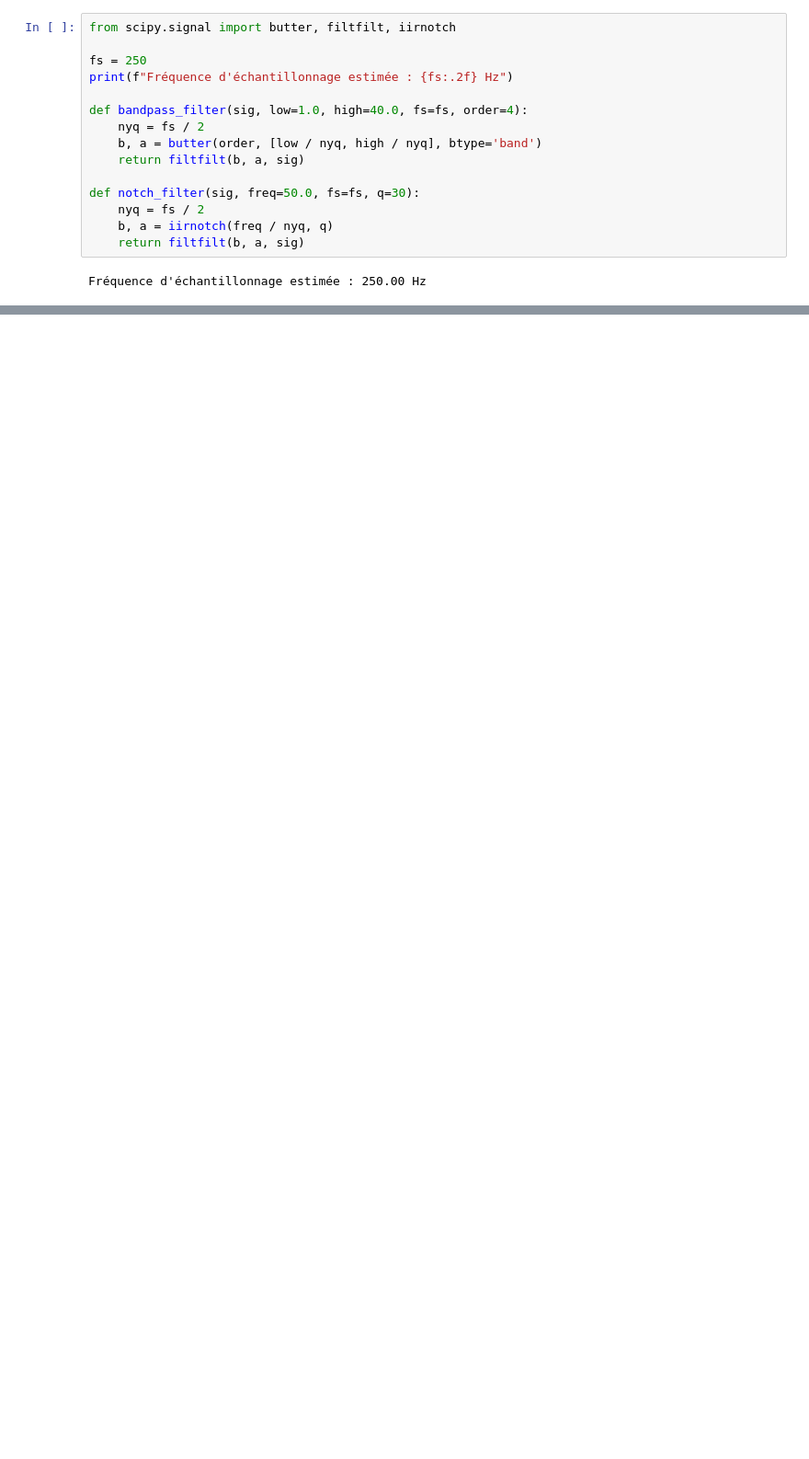
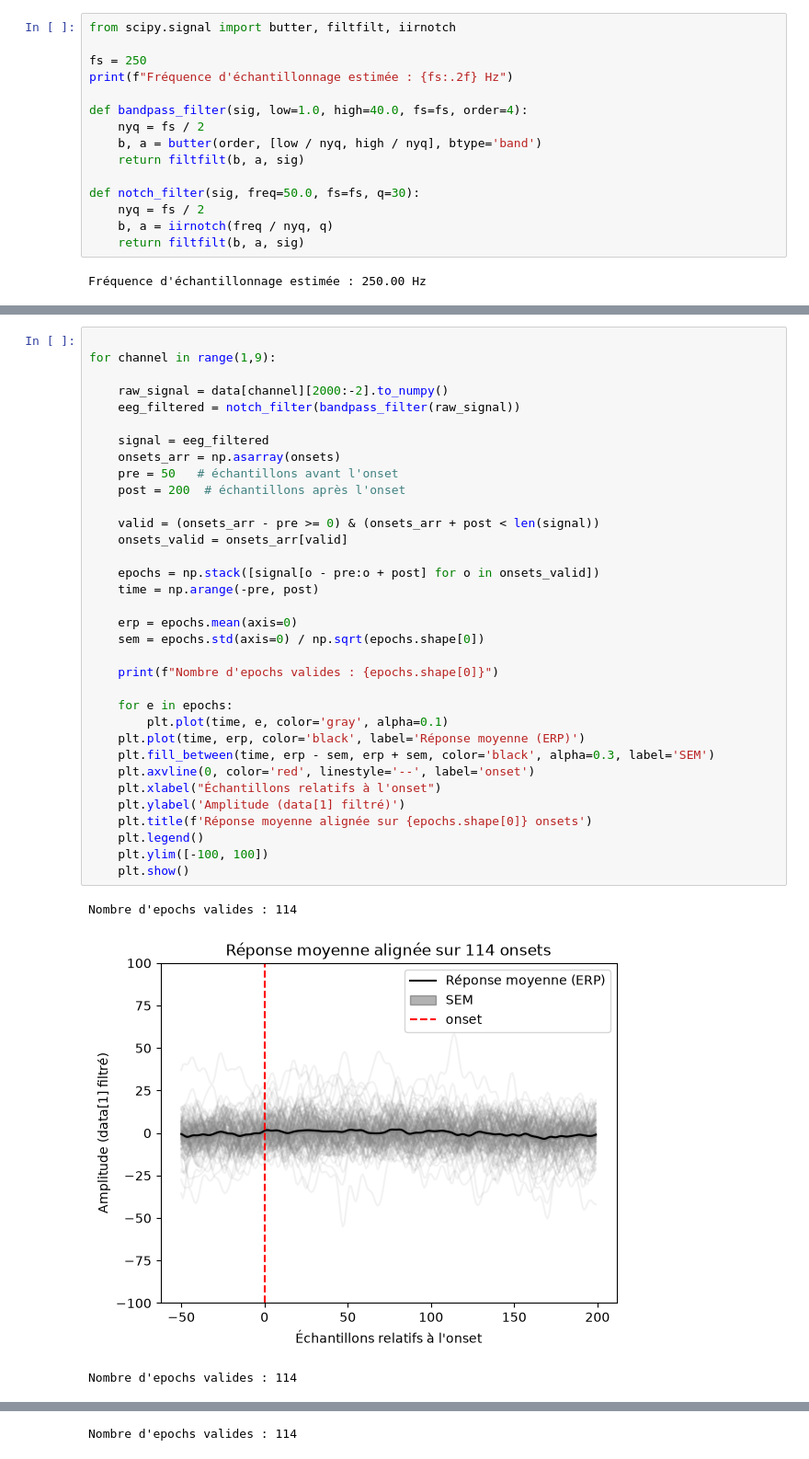
Before and after one commit to nicolascatz/M1_EEG_Project, a Jupyter notebook: scripts/Test_ER_adit_stim.ipynb, the cells around one changed output, grey strips where cells are left out. Shown at 92% size. Saved outputs shown, nothing was run; the diff lists cells and outputs as text; blank space fills up the shorter version.

```diff
--- a/scripts/Test_ER_adit_stim.ipynb
+++ b/scripts/Test_ER_adit_stim.ipynb
@@ -148,0 +91,38 @@ Nombre d'epochs valides : 120
+# %%
+
+for channel in range(1,9):
+
+    raw_signal = data[channel][2000:-2].to_numpy()
+    eeg_filtered = notch_filter(bandpass_filter(raw_signal))
+
+    signal = eeg_filtered
+    onsets_arr = np.asarray(onsets)
+    pre = 50   # échantillons avant l'onset
+    post = 200  # échantillons après l'onset
+
+    valid = (onsets_arr - pre >= 0) & (onsets_arr + post < len(signal))
+    onsets_valid = onsets_arr[valid]
+
+    epochs = np.stack([signal[o - pre:o + post] for o in onsets_valid])
+    time = np.arange(-pre, post)
+
+    erp = epochs.mean(axis=0)
+    sem = epochs.std(axis=0) / np.sqrt(epochs.shape[0])
+
+    print(f"Nombre d'epochs valides : {epochs.shape[0]}")
+
+    for e in epochs:
+        plt.plot(time, e, color='gray', alpha=0.1)
+    plt.plot(time, erp, color='black', label='Réponse moyenne (ERP)')
+    plt.fill_between(time, erp - sem, erp + sem, color='black', alpha=0.3, label='SEM')
+    plt.axvline(0, color='red', linestyle='--', label='onset')
+    plt.xlabel("Échantillons relatifs à l'onset")
+    plt.ylabel('Amplitude (data[1] filtré)')
+    plt.title(f'Réponse moyenne alignée sur {epochs.shape[0]} onsets')
+    plt.legend()
+    plt.ylim([-100, 100])
+    plt.show()
+# %% [output]
+Nombre d'epochs valides : 114
+[figure, added]
+Nombre d'epochs valides : 114
@@ -148,0 +130 @@ Nombre d'epochs valides : 120
+Nombre d'epochs valides : 114
```
Also changed, not shown: parts of 7 cells of this notebook, 21 other files.
